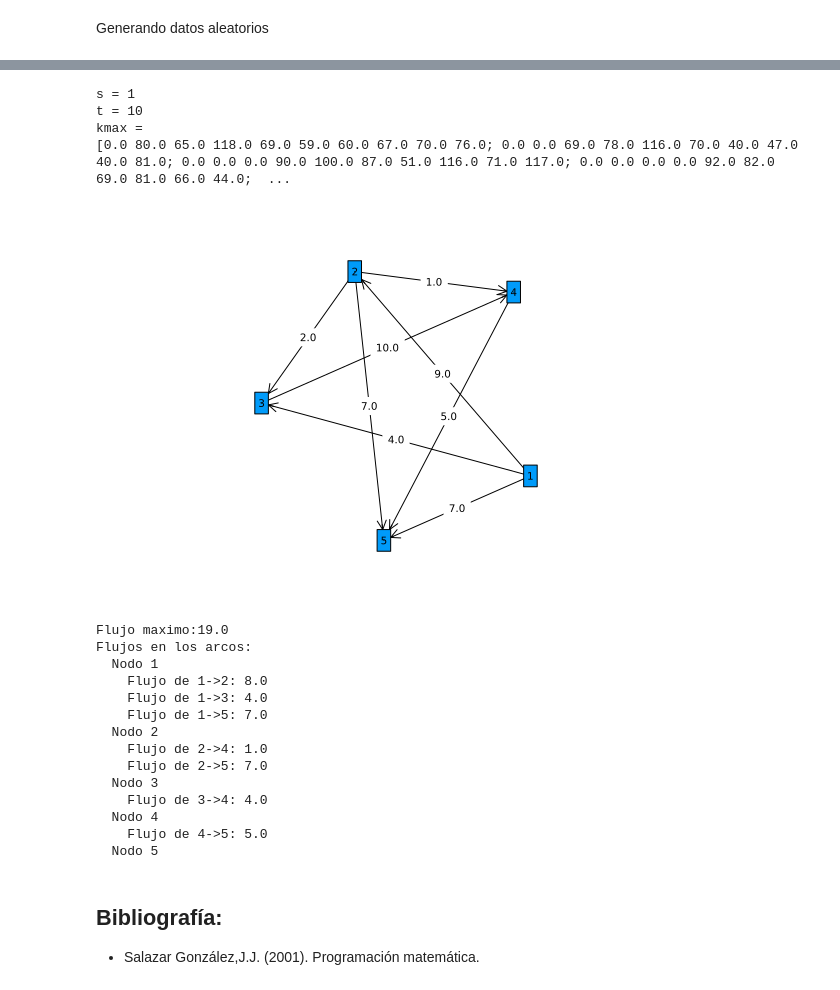
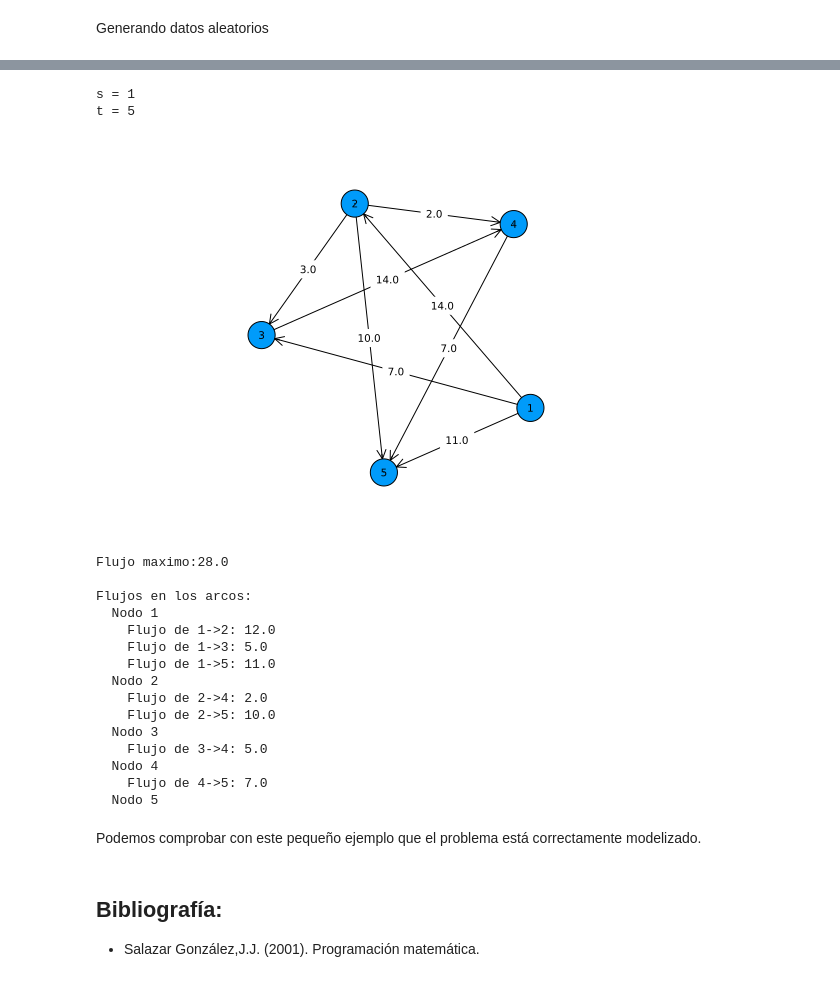
Before and after one commit to Saul-Sosa-Diaz/Ingenieria-Logistica, a Jupyter notebook: flujo_maximo.ipynb, the cells around one changed output, grey strips where cells are left out. Drawn from its saved outputs; the diff is of its cells as text; code cells hidden in the pictures.

```diff
--- a/flujo_maximo.ipynb
+++ b/flujo_maximo.ipynb
@@ -127,0 +219,14 @@ value.(Z) = 8.0
+# %%
+println("Flujo máximo: ", value(Z))
+println()
+
+println("Flujos en las tuberías:")
+
+for i in 1:n
+    println("  Balsa $i")
+    for j in 1:n
+        if value(x[i, j]) > 0
+            println("    Tubería de $i->$j: ", value(x[i, j]))
+        end
+    end
+end
@@ -130,41 +255,28 @@ Generando datos aleatorios
 # %%
 
-n=10 # número de nodos
-#Random.seed!(777)
+n=5 # número de nodos
+Random.seed!(777)
 
-kmax = zeros(n, n) # Matriz de capacidades de los arcos
+C = zeros(n, n) # Matriz de capacidades de los arcos
 for i in 1:n
     for j in i:n
         if i != j
-            kmax[i, j] = rand(40:120)
+            C[i, j] = rand(0:15)
         end
     end
 end
 
 s = 1 # Nodo fuente
 t = n
 
 
 println("s = ", s)
 println("t = ", t)
-println("kmax = ")
+graph(C)
 # %% [output]
 s = 1
-t = 10
-kmax =
-[0.0 80.0 65.0 118.0 69.0 59.0 60.0 67.0 70.0 76.0; 0.0 0.0 69.0 78.0 116.0 70.0 40.0 47.0 40.0 81.0; 0.0 0.0 0.0 90.0 100.0 87.0 51.0 116.0 71.0 117.0; 0.0 0.0 0.0 0.0 92.0 82.0 69.0 81.0 66.0 44.0;  ...
+t = 5
+[figure, added]
-# %%
-edgelabel_dict = Dict()
-edgelabel_mat = Array{String}(undef, n, n)
-for i in 1:n
-    for j in 1:n
-        edgelabel_mat[i, j] = edgelabel_dict[(i, j)] = string(kmax[i, j])
-    end
-end
-edgelabel_vec = edgelabel_mat[:]
-graphplot(kmax, names=1:n, edgelabel=edgelabel_dict, curvature_scalar=0, nodeshape=:rect)
-# %% [output]
-[figure, removed]
 # %%
 model = Model(GLPK.Optimizer)
 set_silent(model)
@@ -204,35 +312,36 @@ end
 # %%
-# Call optimize! before retrieving the solution
-optimize!(model)
-
 
 println("Flujo maximo:", value(Z))
+println()
 
 println("Flujos en los arcos:")
 
-for i in 1:N
+for i in 1:n
     println("  Nodo $i")
-    for j in 1:N
+    for j in 1:n
         if value(x[i, j]) > 0
             println("    Flujo de $i->$j: ", value(x[i, j]))
         end
     end
 end
 # %% [output]
-Flujo maximo:19.0
+Flujo maximo:28.0
+
 Flujos en los arcos:
   Nodo 1
-    Flujo de 1->2: 8.0
-    Flujo de 1->3: 4.0
-    Flujo de 1->5: 7.0
+    Flujo de 1->2: 12.0
+    Flujo de 1->3: 5.0
+    Flujo de 1->5: 11.0
   Nodo 2
-    Flujo de 2->4: 1.0
-    Flujo de 2->5: 7.0
+    Flujo de 2->4: 2.0
+    Flujo de 2->5: 10.0
   Nodo 3
-    Flujo de 3->4: 4.0
+    Flujo de 3->4: 5.0
   Nodo 4
-    Flujo de 4->5: 5.0
+    Flujo de 4->5: 7.0
   Nodo 5
+# %% [markdown]
+Podemos comprobar con este pequeño ejemplo que el problema está correctamente modelizado.
 # %% [markdown]
 ## Bibliografía:
 * Salazar González,J.J. (2001). Programación matemática.
```
Also changed, not shown: parts of 19 cells of this notebook.
